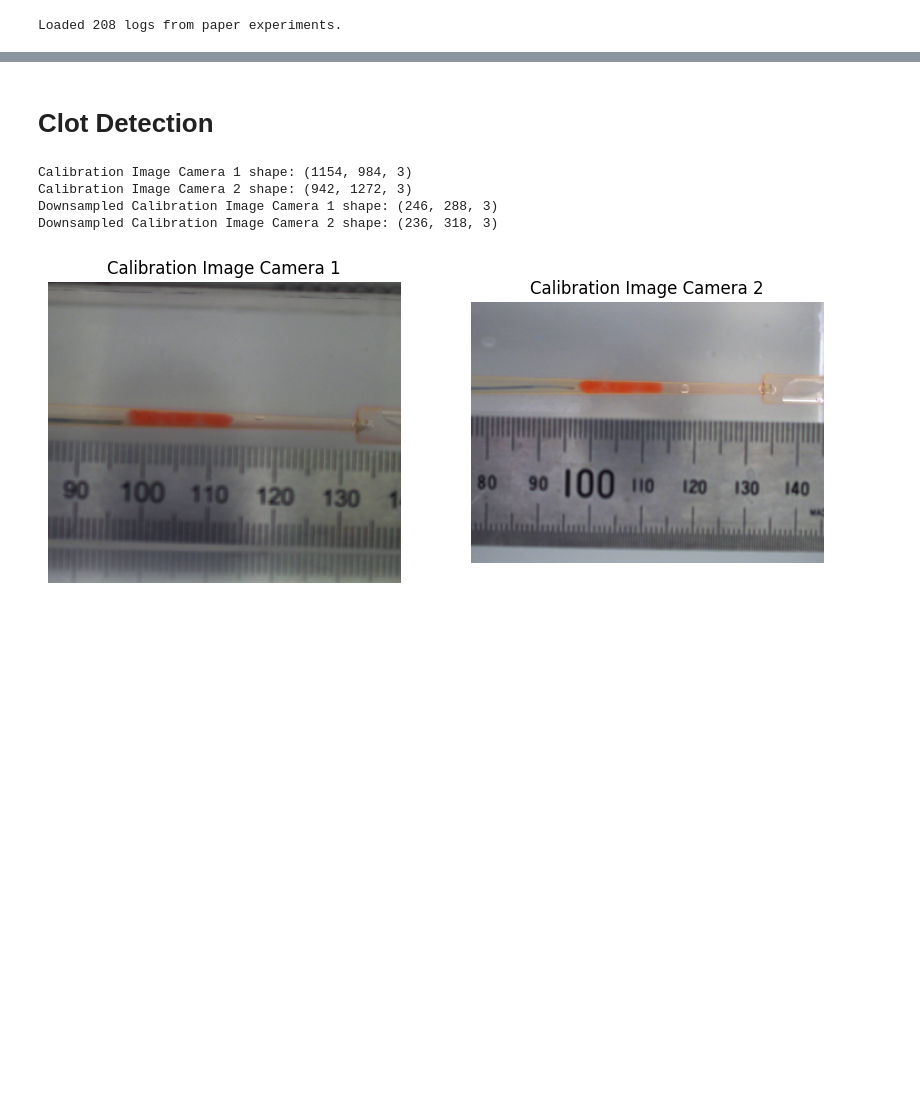
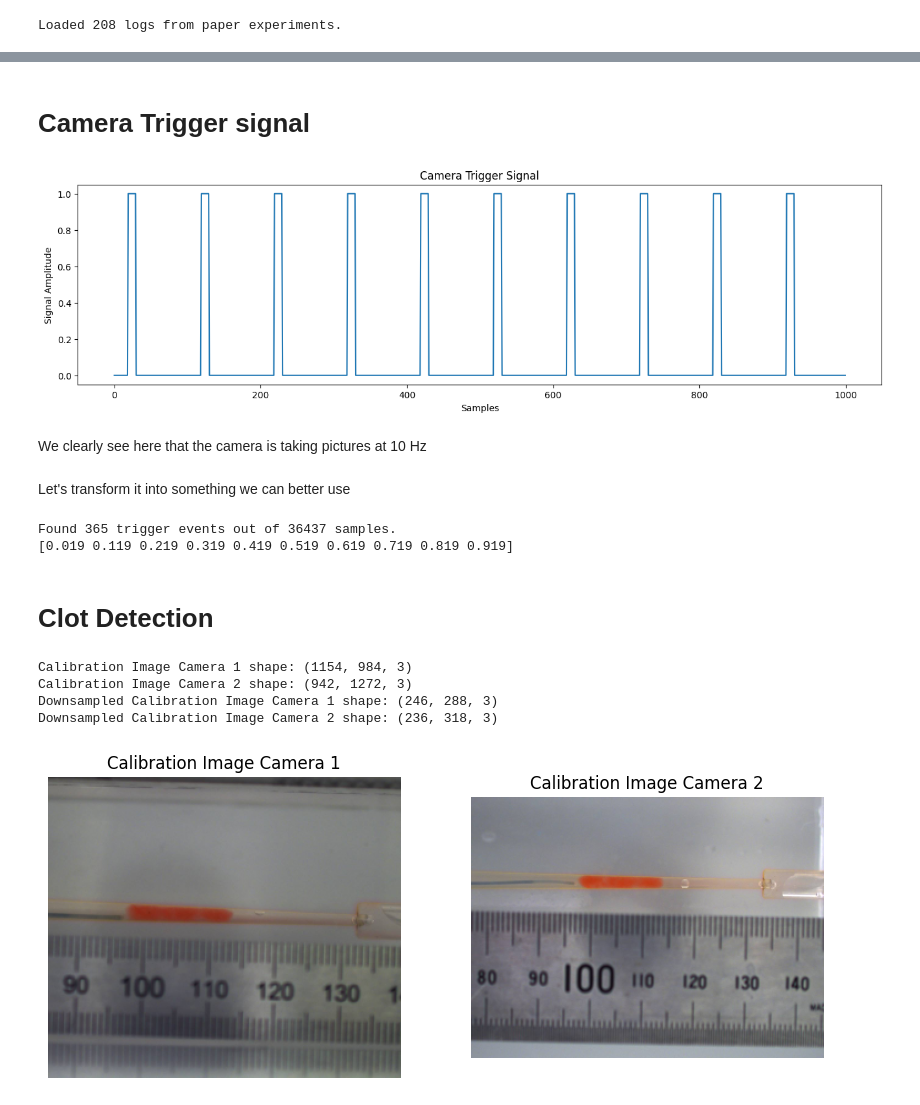
Before and after one commit to oskarboesch/TREX-Semester-Project, a Jupyter notebook: notebooks/image_analysis.ipynb, the cells around one changed output, grey strips where cells are left out. Cells and saved outputs as stored; diff of their text form; code cells hidden in the pictures; blank space fills up the shorter version.

```diff
--- a/notebooks/image_analysis.ipynb
+++ b/notebooks/image_analysis.ipynb
@@ -20,8 +18,8 @@ import matplotlib.pyplot as plt
 %load_ext autoreload
 %autoreload 2
 # %%
-heads_keep = ["timestamp [s]", "Force sensor voltage [V]"]
-heads_rename = ["timestamps", "force_sensor_v"]
+heads_keep = ["timestamp [s]", "Force sensor voltage [V]", "Camera trigger signal"]
+heads_rename = ["timestamps", "force_sensor_v", "camera_trigger_signal"]
 f_s = 1000
 fss = 568.5
 log_names = list_logs(config.PAPER_EXPERIMENT_DATA_FOLDER)
@@ -39,6 +37,31 @@ log_names.head()
 | 2 | /home/boesch/TREX-Semester-Projec... | /home/boesch/TREX-Semester-Projec... | 2022-06-30 15:53:54 | 2 | Forward | NaN | NaN | With |
 | 3 | /home/boesch/TREX-Semester-Projec... | /home/boesch/TREX-Semester-Projec... | 2022-06-30 15:55:28 | 2 | Backward | NaN | NaN | With |
 | 4 | /home/boesch/TREX-Semester-Projec... | /home/boesch/TREX-Semester-Projec... | 2022-06-30 16:04:04 | 3 | Forward | NaN | NaN | With |
+# %% [markdown]
+# Camera Trigger signal
+# %%
+data = logs[0]['camera_trigger_signal'].values
+plt.figure(figsize=(16, 4))
+plt.plot(data[:1000])
+plt.title("Camera Trigger Signal")
+plt.xlabel("Samples")
+plt.ylabel("Signal Amplitude")
+plt.show()
+# %% [output]
+[figure, added]
+# %% [markdown]
+We clearly see here that the camera is taking pictures at 10 Hz
+# %% [markdown]
+Let's transform it into something we can better use
+# %%
+# the array is a sequence of 00111110000001111 patterns indicating the camera trigger events I want to retrieve the timestamps of the start of the trigger so change from 0 to 1
+trigger_indices = np.where((data[:-1] == 0) & (data[1:] == 1))[0] + 1  # +1 to get the index of the '1' value
+trigger_times = logs[0]['timestamps'].values[trigger_indices]
+print(f"Found {len(trigger_times)} trigger events out of {len(data)} samples.")
+print(trigger_times[:10])
+# %% [output]
+Found 365 trigger events out of 36437 samples.
+[0.019 0.119 0.219 0.319 0.419 0.519 0.619 0.719 0.819 0.919]
 # %% [markdown]
 # Clot Detection
 # %%
```
Also changed, not shown: parts of 1 cell of this notebook, 31 other files.
